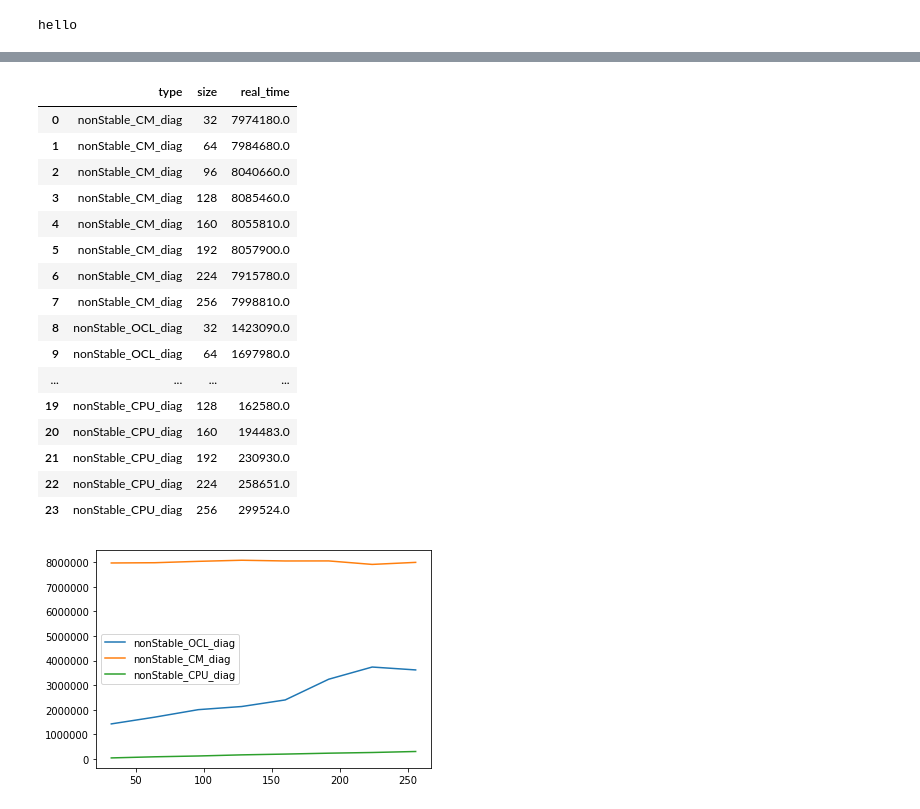
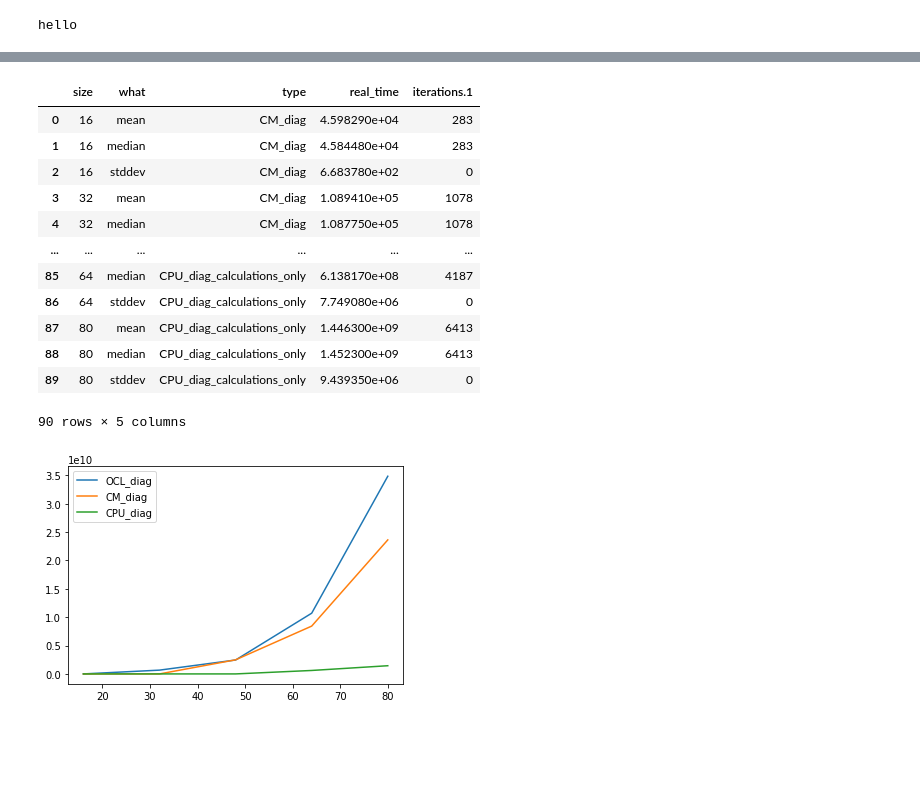
Before and after one commit to IvanTetyushkin/matrix_multiplication, a Jupyter notebook: Plot.ipynb, the cells around one changed output, grey strips where cells are left out. Saved outputs shown, nothing was run; the diff lists cells and outputs as text; code cells hidden in the pictures; blank space fills up the shorter version.

```diff
--- a/Plot.ipynb
+++ b/Plot.ipynb
@@ -14,10 +33,28 @@ out.head()
 # %%
-out = pd.read_csv('build/tests/Release/results.csv')
+out = pd.read_csv('build/tests/Release/result.csv')
 out = out.drop(["iterations", "time_unit", "bytes_per_second", "items_per_second", "label","error_occurred", "error_message", "cpu_time"], axis =1 )
-spill_res = out["name"].str.split("/")
-names = ["type", "size"]
+spill_res = out["name"].str.rsplit("/")
+print(spill_res)
+#spill_res = spill_res.spill('_')
+names = ["type", "size_tmp"]
 data = spill_res.to_list()
+
 new_df = pd.DataFrame(data, columns=names)
 res = pd.concat([new_df, out], axis=1)
 res = res.drop("name", axis = 1)
-res["size"]  = pd.to_numeric(res["size"])
+print(res)
+
+spill_res = res["size_tmp"].str.rsplit("_")
+print(spill_res)
+names = ["size", "what"]
+data = spill_res.to_list()
+
+new_df = pd.DataFrame(data, columns=names)
+res = pd.concat([new_df, res], axis=1)
+res = res.drop("size_tmp", axis = 1)
+print(res)
+
+
+
+
+res["size"]  =  pd.to_numeric(res["size"])
@@ -31,20 +88,16 @@ dtype: object
 # %%
 res
 # %% [output]
-|  | type | size | real_time |
-| 0 | nonStable_CM_diag | 32 | 7974180.0 |
-| 1 | nonStable_CM_diag | 64 | 7984680.0 |
-| 2 | nonStable_CM_diag | 96 | 8040660.0 |
-| 3 | nonStable_CM_diag | 128 | 8085460.0 |
-| 4 | nonStable_CM_diag | 160 | 8055810.0 |
-| 5 | nonStable_CM_diag | 192 | 8057900.0 |
-| 6 | nonStable_CM_diag | 224 | 7915780.0 |
-| 7 | nonStable_CM_diag | 256 | 7998810.0 |
-| 8 | nonStable_OCL_diag | 32 | 1423090.0 |
-| 9 | nonStable_OCL_diag | 64 | 1697980.0 |
-| ... | ... | ... | ... |
-| 19 | nonStable_CPU_diag | 128 | 162580.0 |
-| 20 | nonStable_CPU_diag | 160 | 194483.0 |
-| 21 | nonStable_CPU_diag | 192 | 230930.0 |
-| 22 | nonStable_CPU_diag | 224 | 258651.0 |
-| 23 | nonStable_CPU_diag | 256 | 299524.0 |
+|  | size | what | type | real_time | iterations.1 |
+| 0 | 16 | mean | CM_diag | 4.598290e+04 | 283 |
+| 1 | 16 | median | CM_diag | 4.584480e+04 | 283 |
+| 2 | 16 | stddev | CM_diag | 6.683780e+02 | 0 |
+| 3 | 32 | mean | CM_diag | 1.089410e+05 | 1078 |
+| 4 | 32 | median | CM_diag | 1.087750e+05 | 1078 |
+| ... | ... | ... | ... | ... | ... |
+| 85 | 64 | median | CPU_diag_calculations_only | 6.138170e+08 | 4187 |
+| 86 | 64 | stddev | CPU_diag_calculations_only | 7.749080e+06 | 0 |
+| 87 | 80 | mean | CPU_diag_calculations_only | 1.446300e+09 | 6413 |
+| 88 | 80 | median | CPU_diag_calculations_only | 1.452300e+09 | 6413 |
+| 89 | 80 | stddev | CPU_diag_calculations_only | 9.439350e+06 | 0 |
+90 rows × 5 columns
@@ -58,11 +104,20 @@ nonStable_CPU_diag  = res["type"] == "nonStable_CPU_diag"
+# %%
+OCL_diag=res["type"] == "OCL_diag"
+CM_diag  = res["type"] == "CM_diag"
+CPU_diag  = res["type"] == "CPU_diag"
+CPU_diag_calculations_only = res["type"]== "CPU_diag_calculations_only"
+CM_diag_calculations_only = res["type"]== "CM_diag_calculations_only"
+OCL_diag_calculations_only = res["type"]== "OCL_diag_calculations_only"
+
+mean = res["what"] == "mean"
 # %%
 import matplotlib.pyplot as plt
 %matplotlib inline
 # %%
-plt.plot(res[nonStable_OCL_diag]["size"], res[nonStable_OCL_diag]["real_time"],label='nonStable_OCL_diag')
-plt.plot(res[nonStable_CM_diag]["size"], res[nonStable_CM_diag]["real_time"],label='nonStable_CM_diag')
-plt.plot(res[nonStable_CPU_diag]["size"], res[nonStable_CPU_diag]["real_time"],label='nonStable_CPU_diag')
+plt.plot(res[OCL_diag][mean]["size"], res[OCL_diag][mean]["real_time"],label='OCL_diag')
+plt.plot(res[CM_diag][mean]["size"], res[CM_diag][mean]["real_time"],label='CM_diag')
+plt.plot(res[CPU_diag][mean]["size"], res[CPU_diag][mean]["real_time"],label='CPU_diag')
 plt.legend()
 plt.show()
 # %% [output]
-[figure, old version]
+[figure, new version]
```
Also changed, not shown: parts of 8 cells of this notebook, 14 other files.
